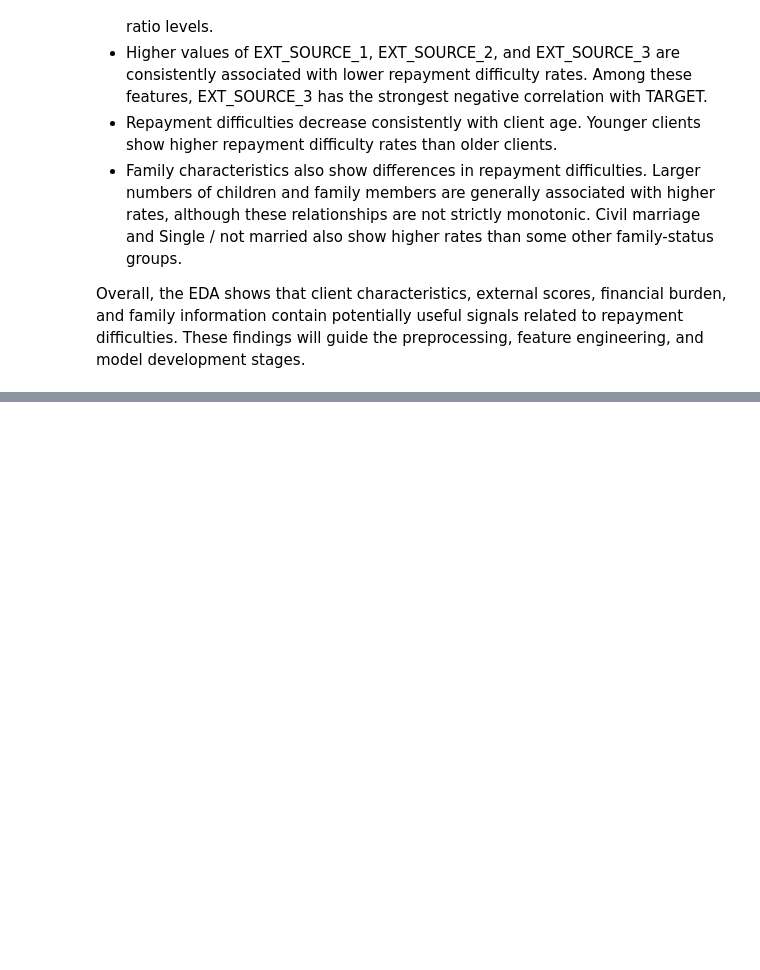
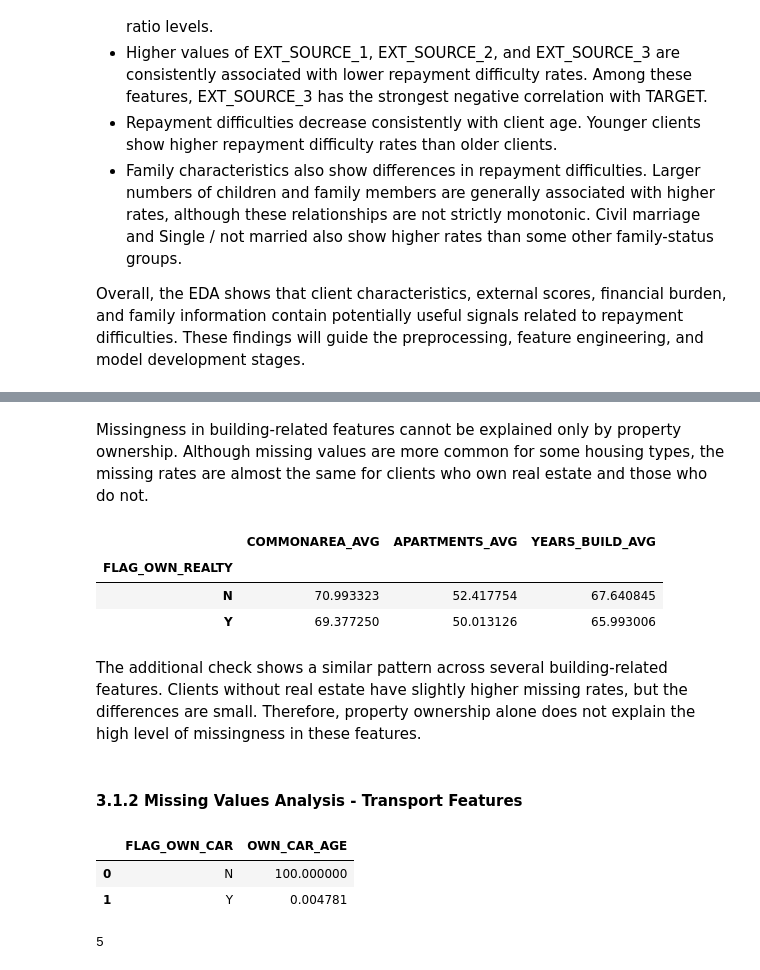
Before and after one commit to Tural-Kazimov/home-credit-default-risk, a Jupyter notebook: main.ipynb, the cells around one changed output, grey strips where cells are left out. Saved outputs shown, nothing was run; the diff lists cells and outputs as text; code cells hidden in the pictures; blank space fills up the shorter version.

```diff
--- a/main.ipynb
+++ b/main.ipynb
@@ -1091,0 +1141,29 @@ Overall, the EDA shows that client characteristics, external scores, financial b
+# %% [markdown]
+Missingness in building-related features cannot be explained only by property ownership. Although missing values are more common for some housing types, the missing rates are almost the same for clients who own real estate and those who do not.
+# %%
+# Additional Check of missing values for building
+data.groupby('FLAG_OWN_REALTY')[['COMMONAREA_AVG', 'APARTMENTS_AVG', 'YEARS_BUILD_AVG']].apply(
+    lambda x: x.isna().mean()*100
+)
+# %% [output]
+|  | COMMONAREA_AVG | APARTMENTS_AVG | YEARS_BUILD_AVG |
+| FLAG_OWN_REALTY |  |  |  |
+| N | 70.993323 | 52.417754 | 67.640845 |
+| Y | 69.377250 | 50.013126 | 65.993006 |
+# %% [markdown]
+The additional check shows a similar pattern across several building-related features. Clients without real estate have slightly higher missing rates, but the differences are small. Therefore, property ownership alone does not explain the high level of missingness in these features.
+# %% [markdown]
+#### 3.1.2 Missing Values Analysis - Transport Features
+# %%
+# Check missing values for car feature
+data.groupby('FLAG_OWN_CAR')['OWN_CAR_AGE'].apply(
+    lambda x: x.isna().mean()*100
+).reset_index()
+# %% [output]
+|  | FLAG_OWN_CAR | OWN_CAR_AGE |
+| 0 | N | 100.000000 |
+| 1 | Y | 0.004781 |
+# %%
+data.loc[(data['FLAG_OWN_CAR'] == 'Y') & (data['OWN_CAR_AGE'].isna())].shape[0]
+# %% [output]
+5
```
Also changed, not shown: parts of 49 cells of this notebook.
